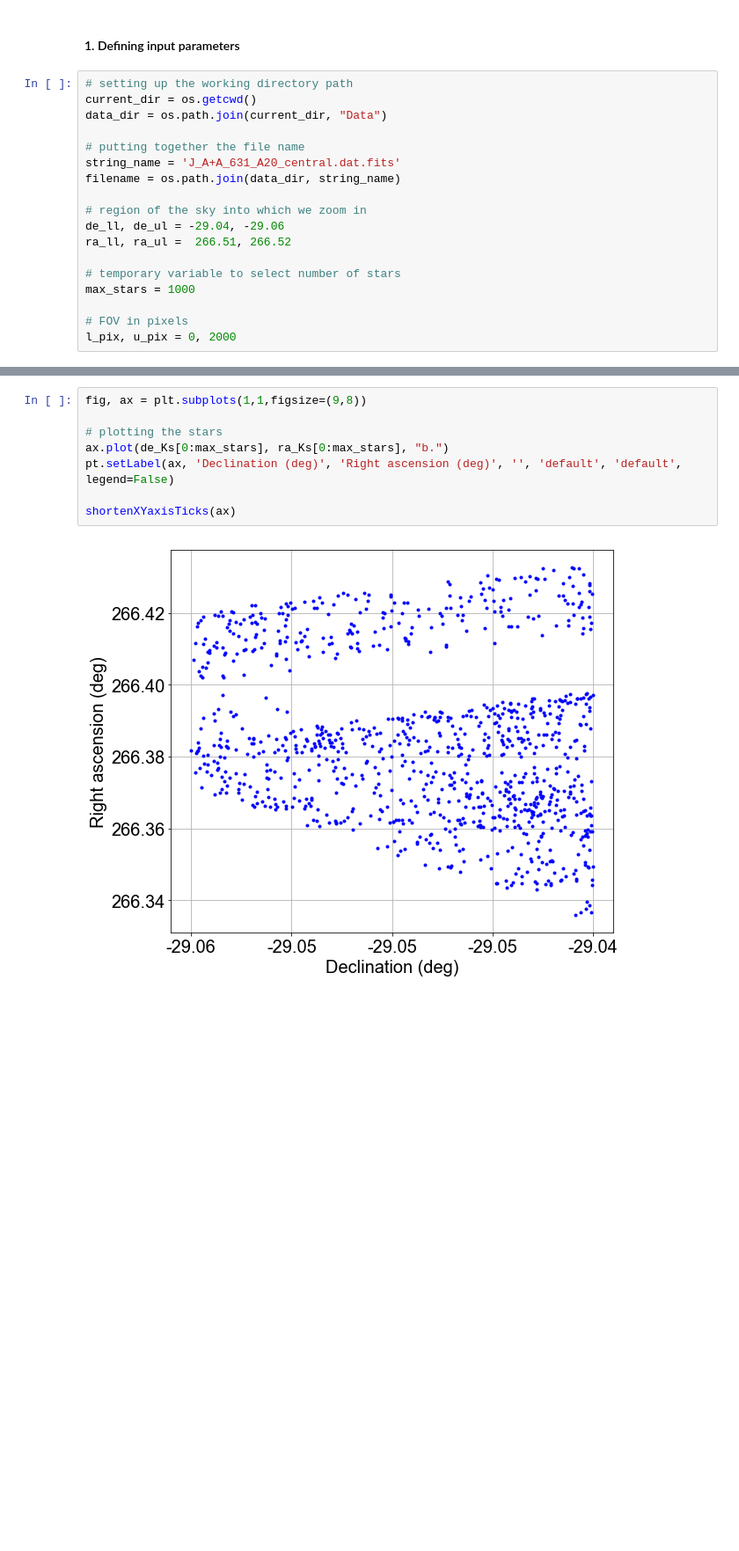
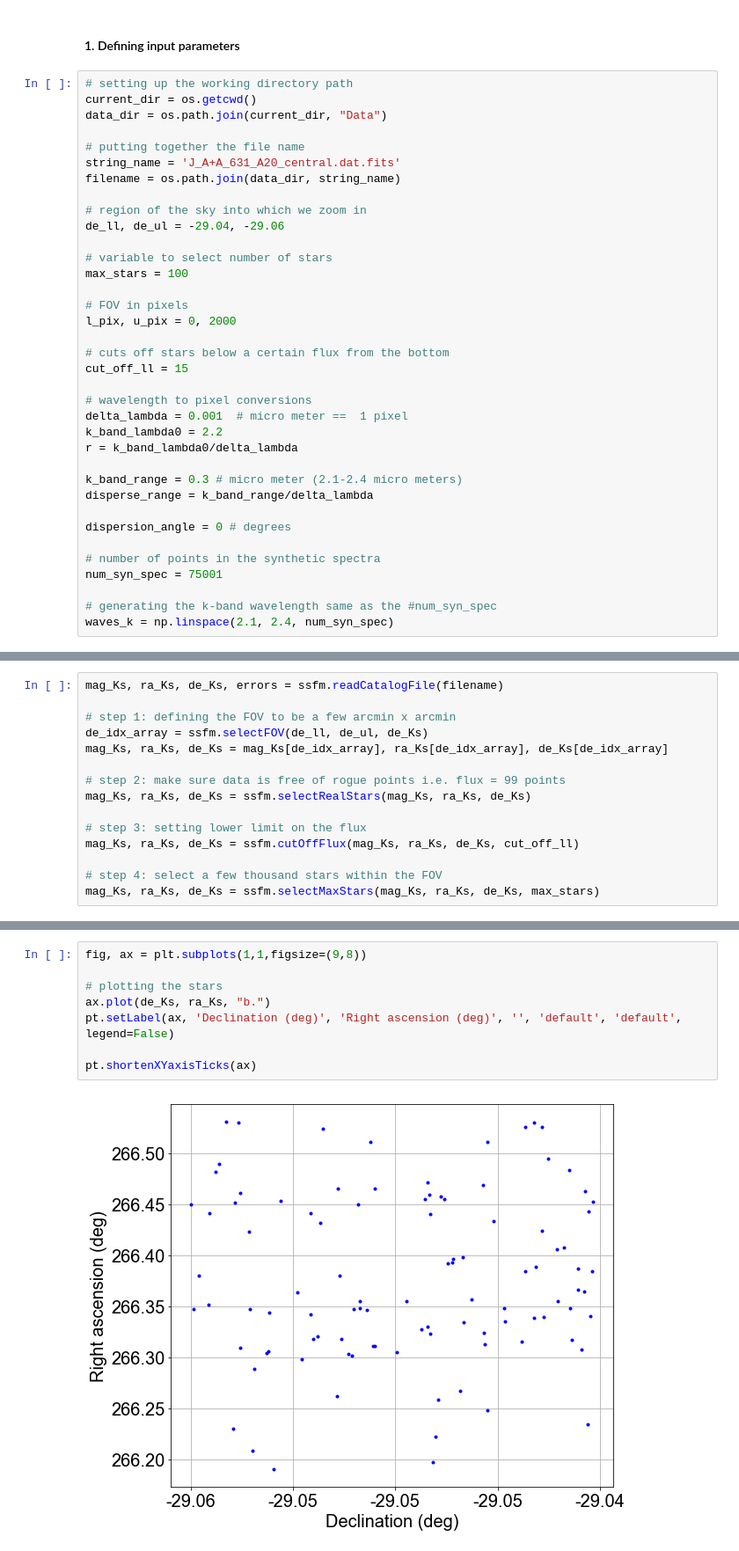
Before and after one commit to SoumyaShreeram/Slitless_spectroscopy, a Jupyter notebook: 02_Using_GALACTICNUCLEUS_catalog_to_produce_spectral_images.ipynb, the cells around one changed output, grey strips where cells are left out. Shown: that part at 88% size. Cells and saved outputs as stored; diff of their text form; blank space fills up the shorter version.

```diff
--- a/02_Using_GALACTICNUCLEUS_catalog_to_produce_spectral_images.ipynb
+++ b/02_Using_GALACTICNUCLEUS_catalog_to_produce_spectral_images.ipynb
@@ -54,10 +55,28 @@ filename = os.path.join(data_dir, string_name)
 
 # region of the sky into which we zoom in
 de_ll, de_ul = -29.04, -29.06
-ra_ll, ra_ul =  266.51, 266.52
 
-# temporary variable to select number of stars
-max_stars = 1000
+# variable to select number of stars
+max_stars = 100
 
 # FOV in pixels
 l_pix, u_pix = 0, 2000
+
+# cuts off stars below a certain flux from the bottom
+cut_off_ll = 15
+
+# wavelength to pixel conversions
+delta_lambda = 0.001  # micro meter ==  1 pixel
+k_band_lambda0 = 2.2
+r = k_band_lambda0/delta_lambda
+
+k_band_range = 0.3 # micro meter (2.1-2.4 micro meters)
+disperse_range = k_band_range/delta_lambda
+
+dispersion_angle = 0 # degrees
+
+# number of points in the synthetic spectra
+num_syn_spec = 75001
+
+# generating the k-band wavelength same as the #num_syn_spec
+waves_k = np.linspace(2.1, 2.4, num_syn_spec)
@@ -115,0 +90,15 @@ Choosing 3.09 percent stars from 2009522 total stars
+# %%
+mag_Ks, ra_Ks, de_Ks, errors = ssfm.readCatalogFile(filename)
+
+# step 1: defining the FOV to be a few arcmin x arcmin
+de_idx_array = ssfm.selectFOV(de_ll, de_ul, de_Ks)
+mag_Ks, ra_Ks, de_Ks = mag_Ks[de_idx_array], ra_Ks[de_idx_array], de_Ks[de_idx_array]
+
+# step 2: make sure data is free of rogue points i.e. flux = 99 points
+mag_Ks, ra_Ks, de_Ks = ssfm.selectRealStars(mag_Ks, ra_Ks, de_Ks)
+
+# step 3: setting lower limit on the flux
+mag_Ks, ra_Ks, de_Ks = ssfm.cutOffFlux(mag_Ks, ra_Ks, de_Ks, cut_off_ll)
+
+# step 4: select a few thousand stars within the FOV
+mag_Ks, ra_Ks, de_Ks = ssfm.selectMaxStars(mag_Ks, ra_Ks, de_Ks, max_stars)
@@ -116,10 +112,10 @@ Choosing 3.09 percent stars from 2009522 total stars
 # %%
 fig, ax = plt.subplots(1,1,figsize=(9,8))
 
 # plotting the stars
-ax.plot(de_Ks[0:max_stars], ra_Ks[0:max_stars], "b.")
+ax.plot(de_Ks, ra_Ks, "b.")
 pt.setLabel(ax, 'Declination (deg)', 'Right ascension (deg)', '', 'default', 'default', legend=False)
 
-shortenXYaxisTicks(ax)
+pt.shortenXYaxisTicks(ax)
 # %% [output]
-[figure, old version]
+[figure, new version]
```
Also changed, not shown: parts of 14 cells of this notebook, 4 other files.
